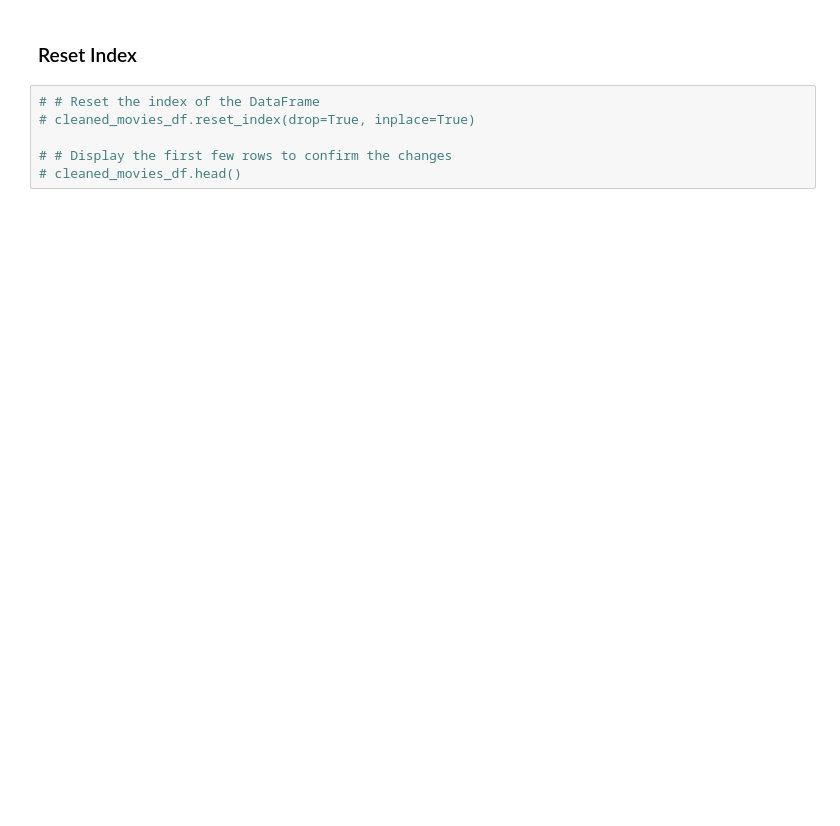
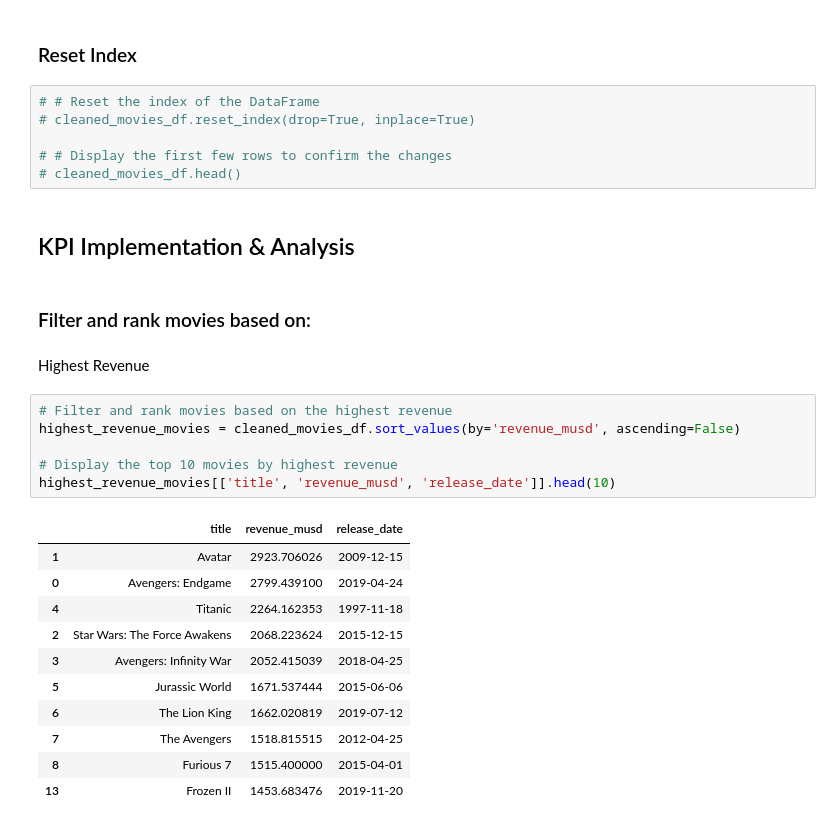
Before and after one commit to b-kenneth/Python_Fundamentals, a Jupyter notebook: movie_data_analysis.ipynb, the cells around one changed output. Cells and saved outputs as stored; diff of their text form; blank space fills up the shorter version.

```diff
--- a/movie_data_analysis.ipynb
+++ b/movie_data_analysis.ipynb
@@ -474,3 +474,27 @@ cleaned_movies_df.head()
 
 # # Display the first few rows to confirm the changes
 # cleaned_movies_df.head()
+# %% [markdown]
+## KPI Implementation & Analysis
+# %% [markdown]
+### Filter and rank movies based on:
+# %% [markdown]
+Highest Revenue
+# %%
+# Filter and rank movies based on the highest revenue
+highest_revenue_movies = cleaned_movies_df.sort_values(by='revenue_musd', ascending=False)
+
+# Display the top 10 movies by highest revenue
+highest_revenue_movies[['title', 'revenue_musd', 'release_date']].head(10)
+# %% [output]
+|  | title | revenue_musd | release_date |
+| 1 | Avatar | 2923.706026 | 2009-12-15 |
+| 0 | Avengers: Endgame | 2799.439100 | 2019-04-24 |
+| 4 | Titanic | 2264.162353 | 1997-11-18 |
+| 2 | Star Wars: The Force Awakens | 2068.223624 | 2015-12-15 |
+| 3 | Avengers: Infinity War | 2052.415039 | 2018-04-25 |
+| 5 | Jurassic World | 1671.537444 | 2015-06-06 |
+| 6 | The Lion King | 1662.020819 | 2019-07-12 |
+| 7 | The Avengers | 1518.815515 | 2012-04-25 |
+| 8 | Furious 7 | 1515.400000 | 2015-04-01 |
+| 13 | Frozen II | 1453.683476 | 2019-11-20 |
```
Also changed, not shown: parts of 6 cells of this notebook.
